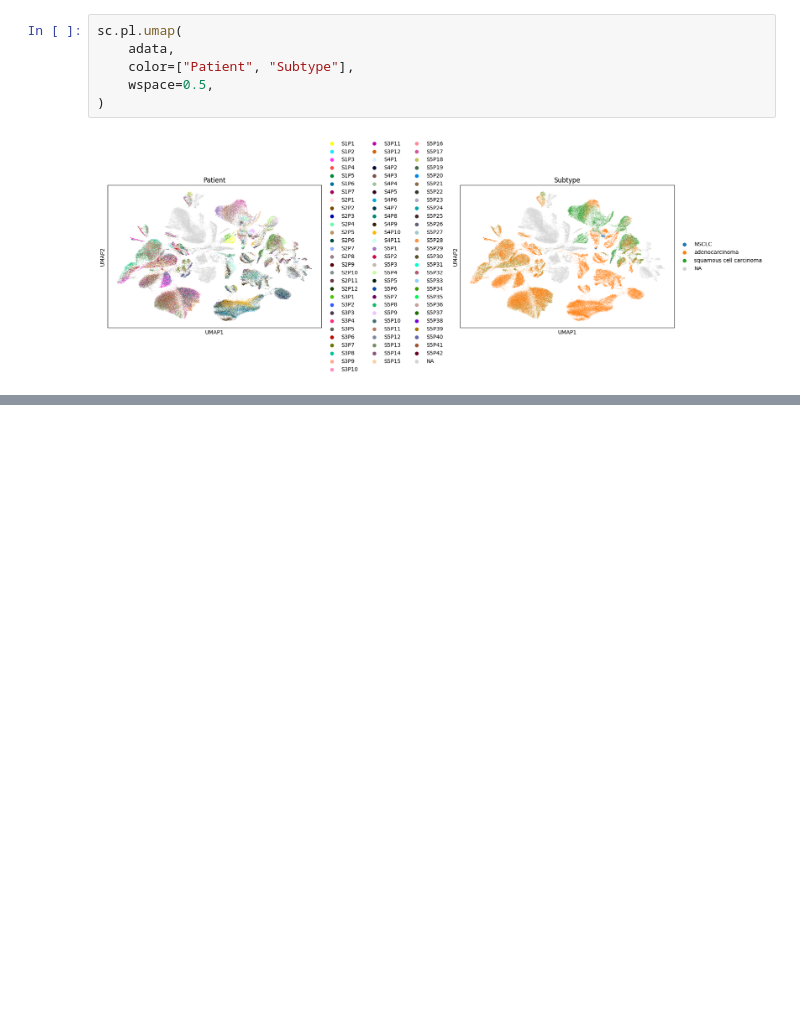
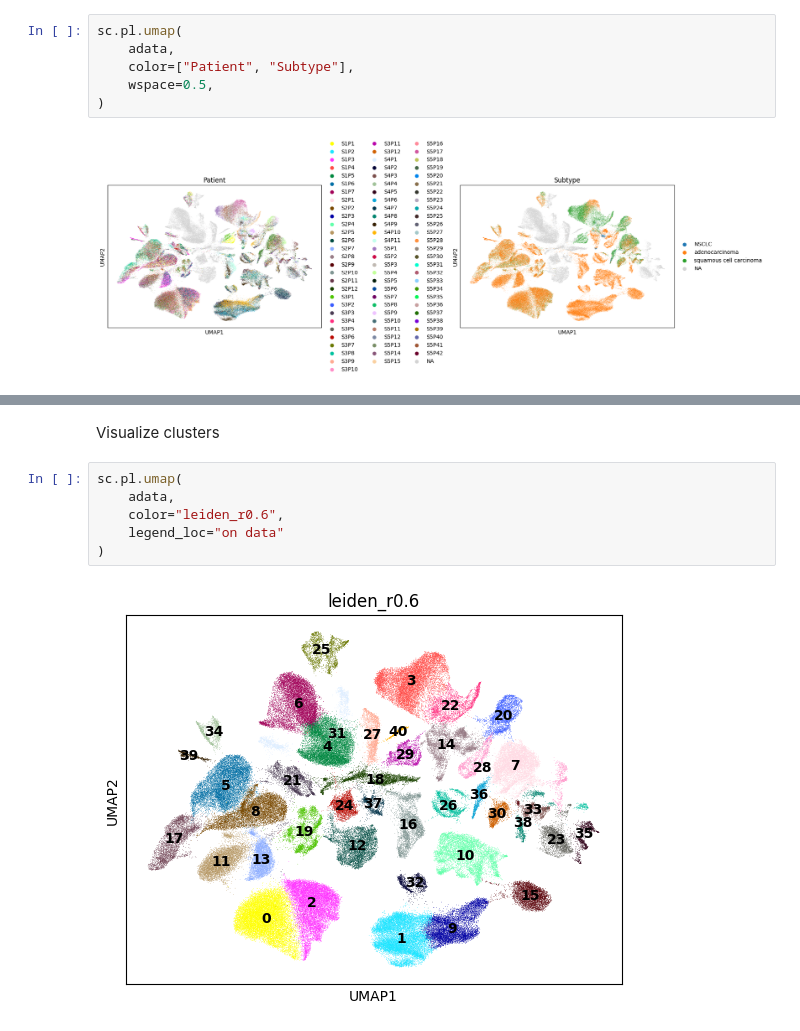
Before and after one commit to BeyondOurMinds/NSCLC-scRNA-Analysis, a Jupyter notebook: notebooks/03_neighbors_umap_clustering.ipynb, the cells around one changed output, grey strips where cells are left out. Cells and saved outputs as stored; diff of their text form; blank space fills up the shorter version.

Commit message:
initial Leiden clustering

```diff
--- a/notebooks/03_neighbors_umap_clustering.ipynb
+++ b/notebooks/03_neighbors_umap_clustering.ipynb
@@ -64,0 +84,10 @@ sc.pl.umap(
+# %% [markdown]
+Visualize clusters
+# %%
+sc.pl.umap(
+    adata,
+    color="leiden_r0.6",
+    legend_loc="on data"
+)
+# %% [output]
+[figure, added]
```
Also changed, not shown: parts of 3 cells of this notebook.
